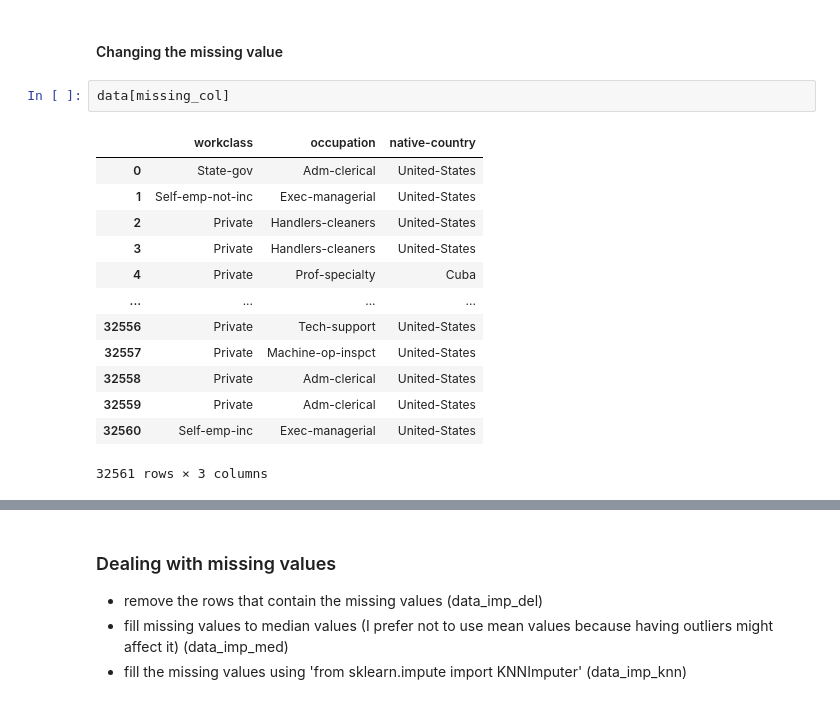
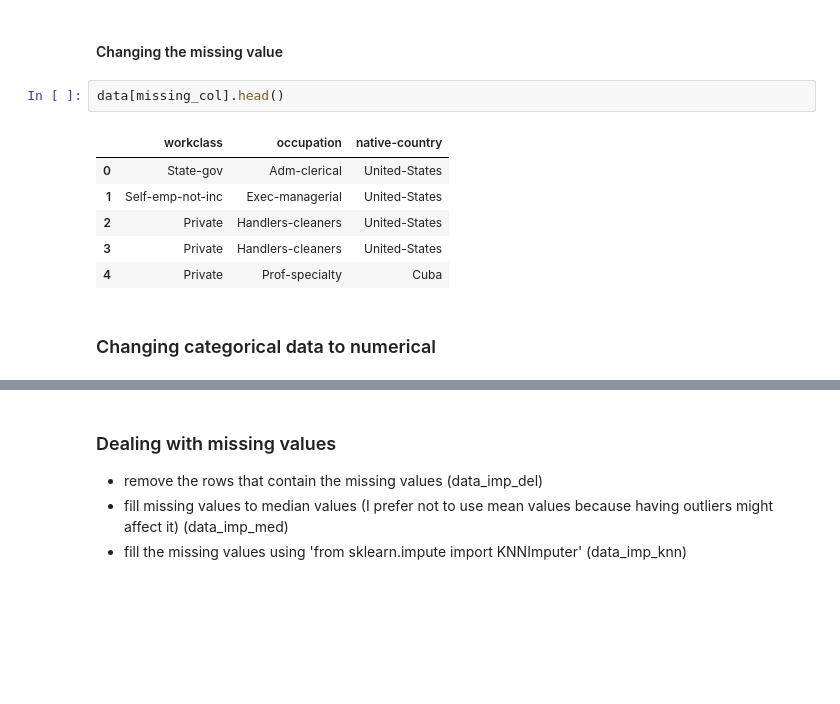
Before and after one commit to Ayush-B/Adult-Dataset-Analysis, a Jupyter notebook: ML Coursework.ipynb, the cells around one changed output, grey strips where cells are left out. Saved outputs shown, nothing was run; the diff lists cells and outputs as text; blank space fills up the shorter version.

```diff
--- a/ML Coursework.ipynb
+++ b/ML Coursework.ipynb
@@ -140,18 +141,13 @@ native-country: Missing Value (583)
 # %% [markdown]
 #### Changing the missing value
 # %%
-data[missing_col]
+data[missing_col].head()
 # %% [output]
 |  | workclass | occupation | native-country |
 | 0 | State-gov | Adm-clerical | United-States |
 | 1 | Self-emp-not-inc | Exec-managerial | United-States |
 | 2 | Private | Handlers-cleaners | United-States |
 | 3 | Private | Handlers-cleaners | United-States |
 | 4 | Private | Prof-specialty | Cuba |
-| ... | ... | ... | ... |
-| 32556 | Private | Tech-support | United-States |
-| 32557 | Private | Machine-op-inspct | United-States |
-| 32558 | Private | Adm-clerical | United-States |
-| 32559 | Private | Adm-clerical | United-States |
-| 32560 | Self-emp-inc | Exec-managerial | United-States |
-32561 rows × 3 columns
+# %% [markdown]
+### Changing categorical data to numerical
```
Also changed, not shown: parts of 7 cells of this notebook.
